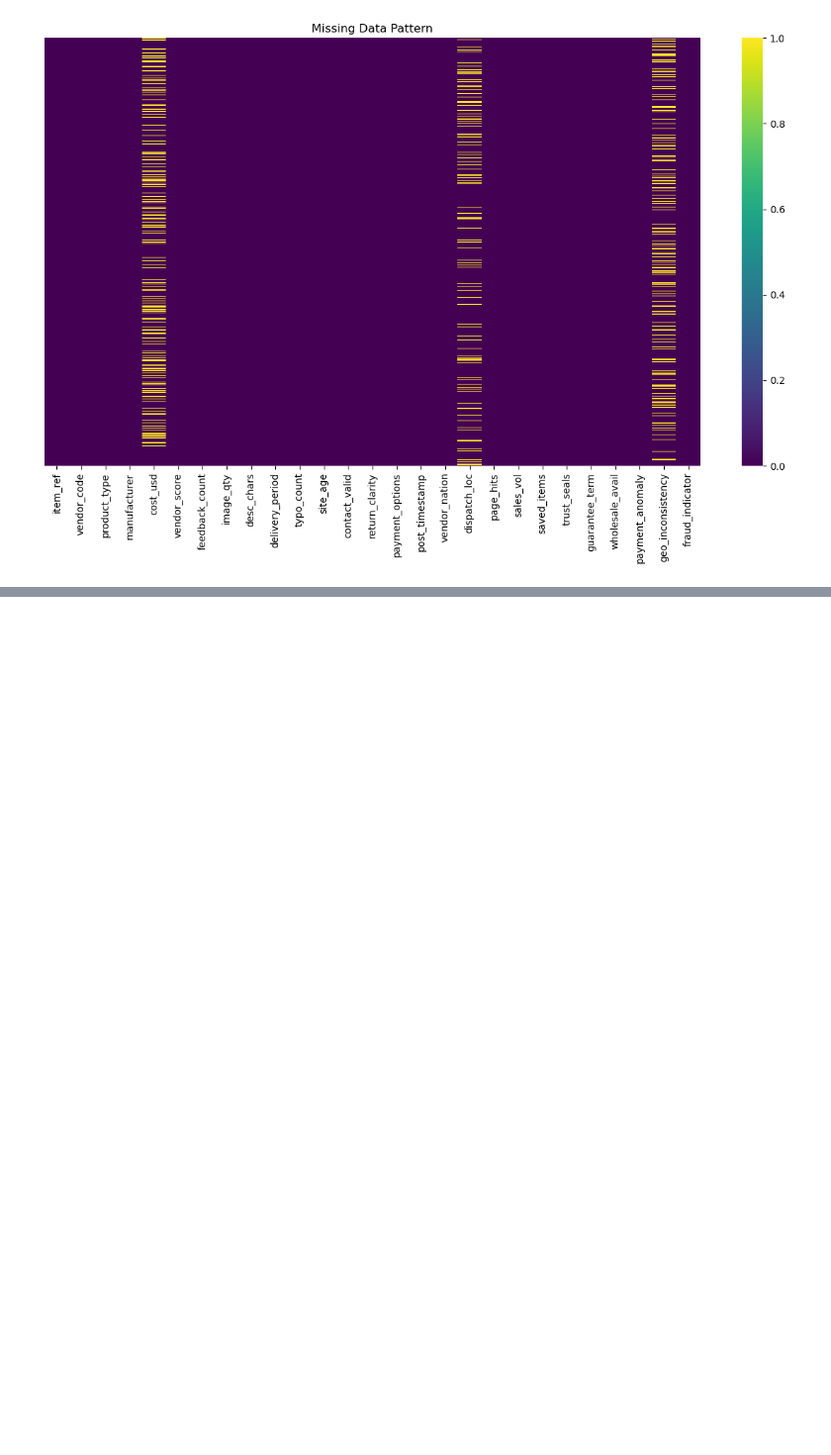
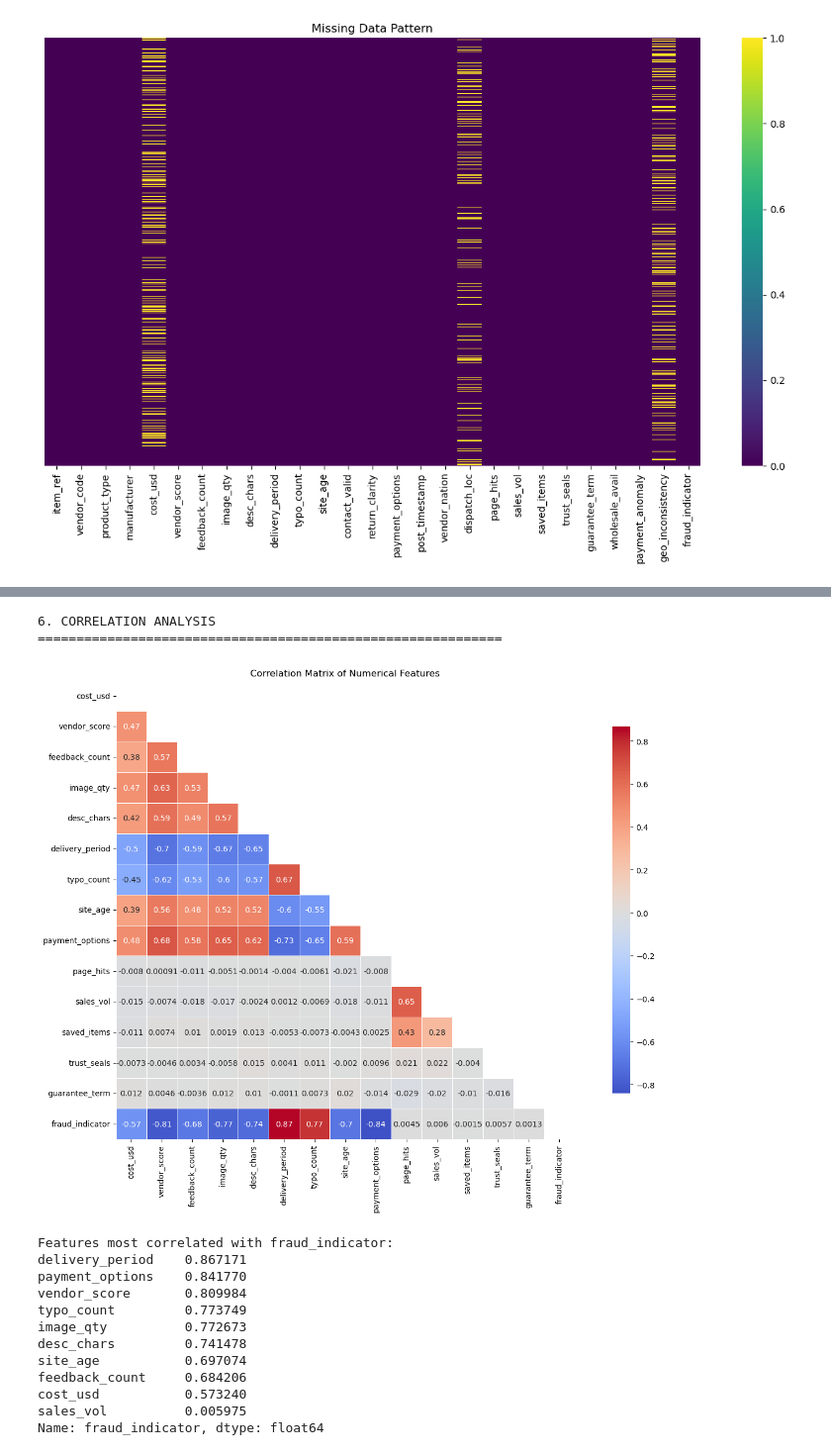
Before and after one commit to N1KH1LT0X1N/S4DS-Tasks, a Jupyter notebook: task1/S4DS_Task1.ipynb, the cells around one changed output, grey strips where cells are left out. Shown at 99% size. Drawn from its saved outputs; the diff is of its cells as text; code cells hidden in the pictures; blank space fills up the shorter version.

```diff
--- a/task1/S4DS_Task1.ipynb
+++ b/task1/S4DS_Task1.ipynb
@@ -167,0 +329,38 @@ plt.show()
+# %%
+print("6. CORRELATION ANALYSIS")
+print("=" * 60)
+
+# Select numerical columns for correlation
+numerical_cols = df.select_dtypes(include=[np.number]).columns.tolist()
+corr_cols = numerical_cols + ['fraud_indicator']
+corr_matrix = df[corr_cols].corr()
+
+# Plot correlation heatmap
+plt.figure(figsize=(14, 10))
+mask = np.triu(np.ones_like(corr_matrix))
+sns.heatmap(corr_matrix, mask=mask, annot=True, cmap='coolwarm', center=0,
+            square=True, linewidths=0.5, cbar_kws={"shrink": 0.8})
+plt.title('Correlation Matrix of Numerical Features')
+plt.tight_layout()
+plt.show()
+
+# Features most correlated with target
+target_corr = corr_matrix['fraud_indicator'].abs().sort_values(ascending=False)
+print("Features most correlated with fraud_indicator:")
+print(target_corr[1:].head(10))  # Exclude self-correlation
+# %% [output]
+6. CORRELATION ANALYSIS
+============================================================
+[figure, added]
+Features most correlated with fraud_indicator:
+delivery_period    0.867171
+payment_options    0.841770
+vendor_score       0.809984
+typo_count         0.773749
+image_qty          0.772673
+desc_chars         0.741478
+site_age           0.697074
+feedback_count     0.684206
+cost_usd           0.573240
+sales_vol          0.005975
+Name: fraud_indicator, dtype: float64
```
Also changed, not shown: parts of 8 cells of this notebook, 3 other files.
